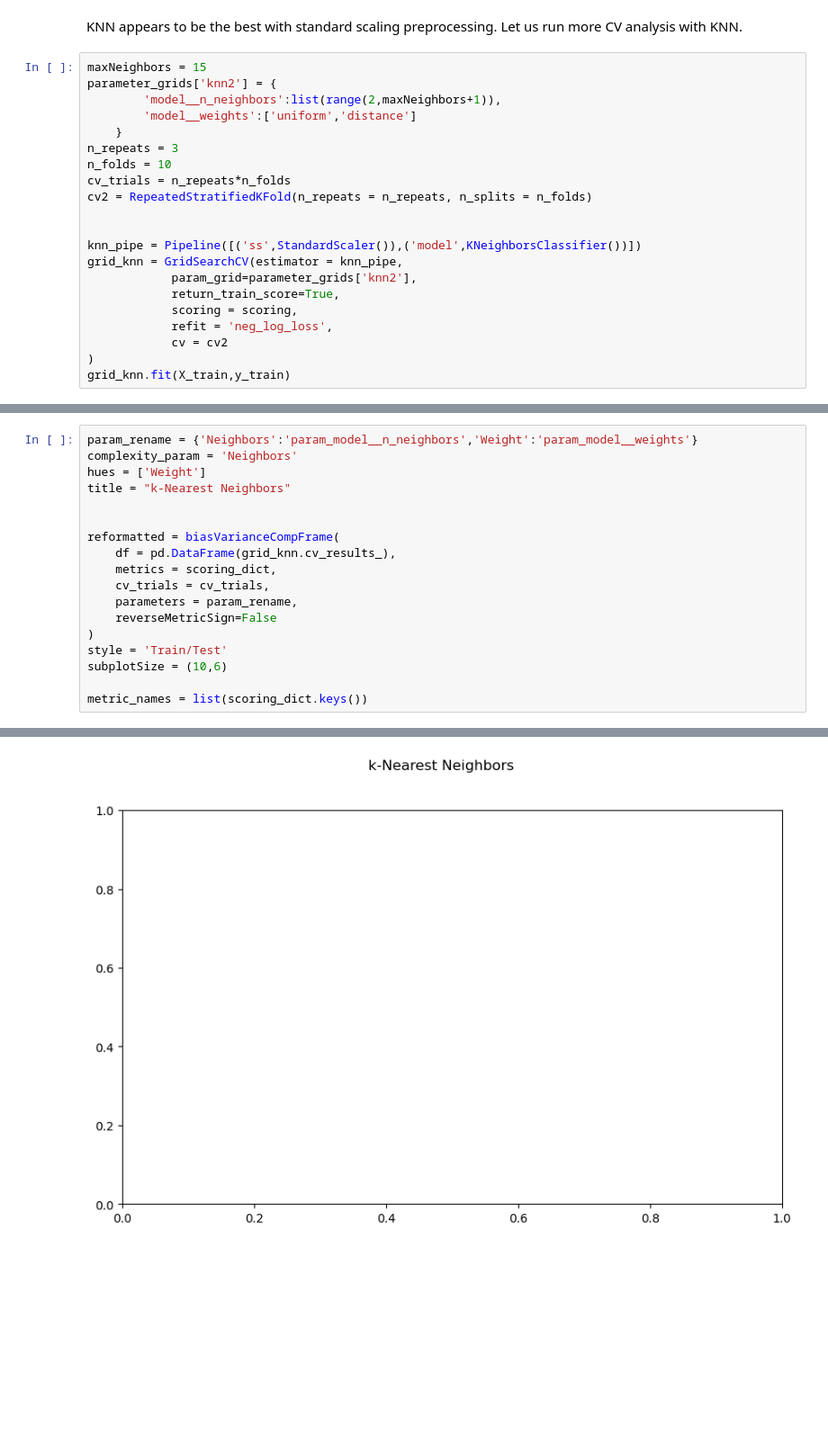
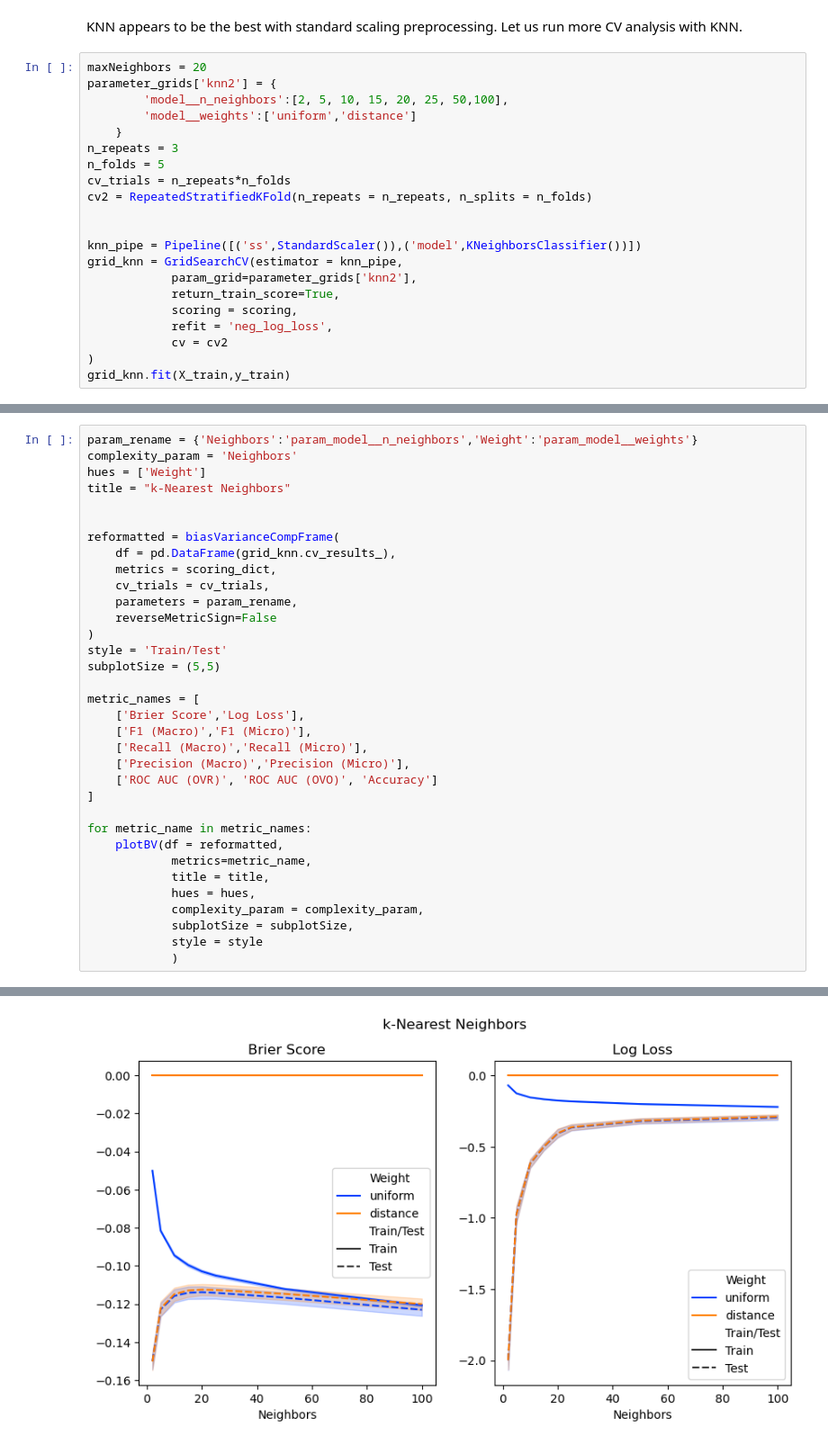
Before and after one commit to djclancy/kaggle_projects, a Jupyter notebook: DryBeans/notebook/dry_bean.ipynb, the cells around one changed output, grey strips where cells are left out. Shown at 90% size. Drawn from its saved outputs; the diff is of its cells as text; blank space fills up the shorter version.

```diff
--- a/DryBeans/notebook/dry_bean.ipynb
+++ b/DryBeans/notebook/dry_bean.ipynb
@@ -254,13 +234,13 @@ The best mean test score for ROC AUC (OVO) is for
 # %% [markdown]
 KNN appears to be the best with standard scaling preprocessing. Let us run more CV analysis with KNN.
 # %%
-maxNeighbors = 15
+maxNeighbors = 20
 parameter_grids['knn2'] = {
-        'model__n_neighbors':list(range(2,maxNeighbors+1)),
+        'model__n_neighbors':[2, 5, 10, 15, 20, 25, 50,100],
         'model__weights':['uniform','distance']
     }
 n_repeats = 3
-n_folds = 10
+n_folds = 5
 cv_trials = n_repeats*n_folds
 cv2 = RepeatedStratifiedKFold(n_repeats = n_repeats, n_splits = n_folds)
 
@@ -291,7 +280,23 @@ reformatted = biasVarianceCompFrame(
     reverseMetricSign=False
 )
 style = 'Train/Test'
-subplotSize = (10,6)
+subplotSize = (5,5)
 
-metric_names = list(scoring_dict.keys())
+metric_names = [
+    ['Brier Score','Log Loss'],
+    ['F1 (Macro)','F1 (Micro)'],
+    ['Recall (Macro)','Recall (Micro)'],
+    ['Precision (Macro)','Precision (Micro)'],
+    ['ROC AUC (OVR)', 'ROC AUC (OVO)', 'Accuracy']
+]
+
+for metric_name in metric_names:
+    plotBV(df = reformatted,
+            metrics=metric_name,
+            title = title,
+            hues = hues,
+            complexity_param = complexity_param,
+            subplotSize = subplotSize,
+            style = style
+            )
 # %% [output]
@@ -300 +303 @@ TypeError: 'Axes' object is not subscriptable
-[figure, old version]
+[figure, new version]
```
Also changed, not shown: parts of 15 cells of this notebook.
